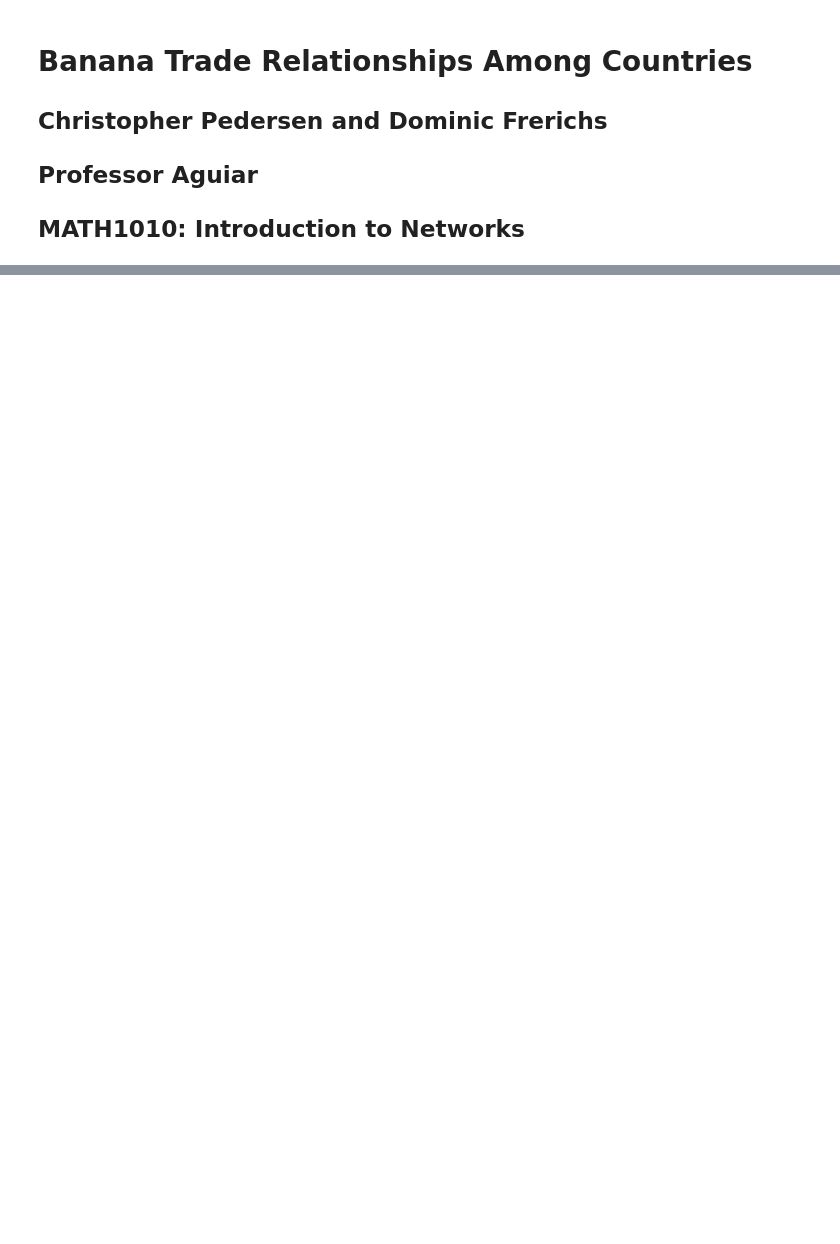
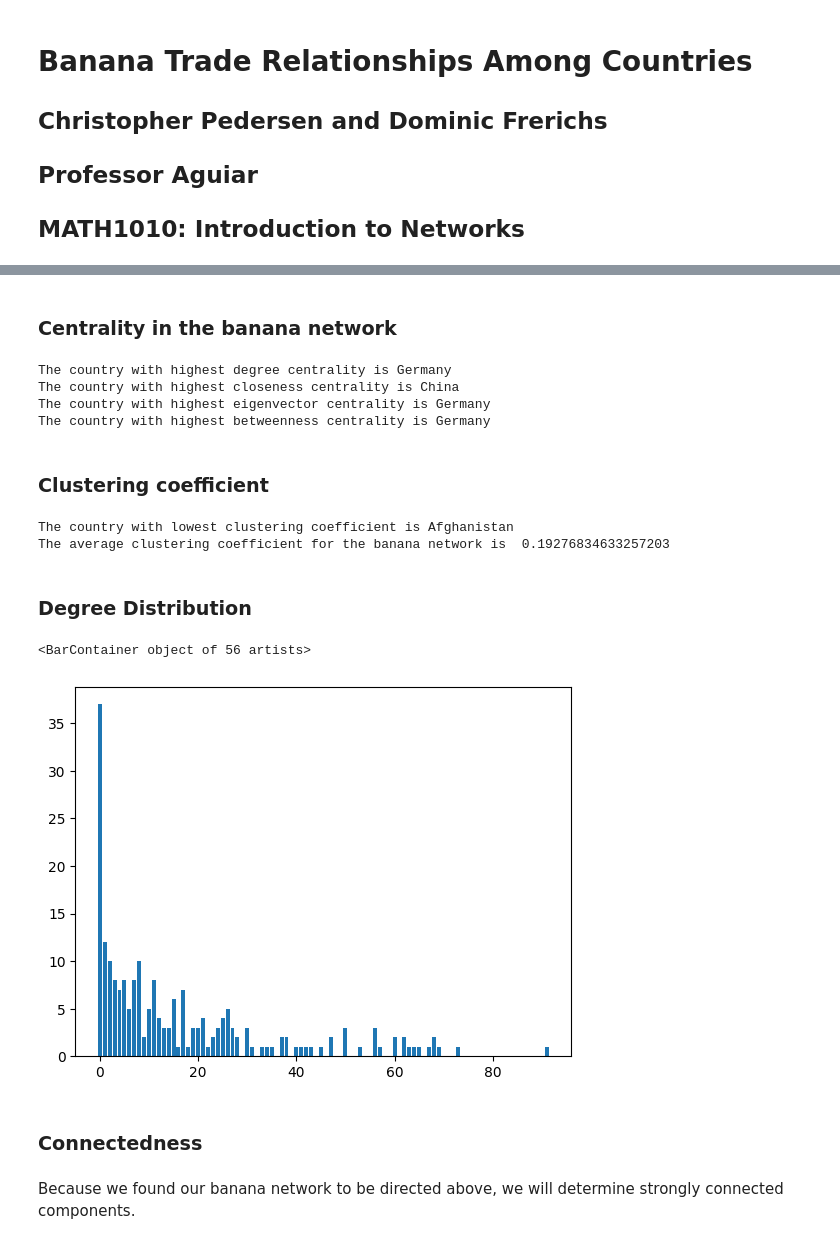
Before and after one commit to d-frerichs/math-1010-frerichs, a Jupyter notebook: food/Banana Trade Relationships Between Countries.ipynb, the cells around one changed output, grey strips where cells are left out. Saved outputs shown, nothing was run; the diff lists cells and outputs as text; code cells hidden in the pictures; blank space fills up the shorter version.

```diff
--- a/food/Banana Trade Relationships Between Countries.ipynb
+++ b/food/Banana Trade Relationships Between Countries.ipynb
@@ -88,0 +114,40 @@ nx.draw(FAO_Bananas_G, pos_names, node_color='c', node_size=300, edge_color='bla
+# %% [markdown]
+### Centrality in the banana network
+# %%
+deg_cen = nx.degree_centrality(FAO_Bananas_G)
+close_cen = nx.closeness_centrality(FAO_Bananas_G)
+eigen_cen = nx.eigenvector_centrality(FAO_Bananas_G)
+betw_cen = nx.betweenness_centrality(FAO_Bananas_G)
+
+print('The country with highest degree centrality is', max(deg_cen, key=lambda key: deg_cen[key]))
+print('The country with highest closeness centrality is', max(close_cen, key=lambda key: close_cen[key]))
+print('The country with highest eigenvector centrality is', max(eigen_cen, key=lambda key: eigen_cen[key]))
+print('The country with highest betweenness centrality is', max(betw_cen, key=lambda key: betw_cen[key]))
+# %% [output]
+The country with highest degree centrality is Germany
+The country with highest closeness centrality is China
+The country with highest eigenvector centrality is Germany
+The country with highest betweenness centrality is Germany
+# %% [markdown]
+### Clustering coefficient
+# %%
+clustering = nx.algorithms.clustering(FAO_Bananas_G)
+print('The country with lowest clustering coefficient is', min(clustering, key=lambda key: clustering[key]))
+
+average_cc = nx.algorithms.average_clustering(FAO_Bananas_G)
+print('The average clustering coefficient for the banana network is ', average_cc)
+# %% [output]
+The country with lowest clustering coefficient is Afghanistan
+The average clustering coefficient for the banana network is  0.19276834633257203
+# %% [markdown]
+### Degree Distribution
+# %%
+degree_sequence = sorted((d for n, d in FAO_Bananas_G.degree()), reverse=True)
+plt.bar(*np.unique(degree_sequence, return_counts=True))
+# %% [output]
+<BarContainer object of 56 artists>
+[figure, added]
+# %% [markdown]
+### Connectedness
+# %% [markdown]
+Because we found our banana network to be directed above, we will determine strongly connected components.
```
Also changed, not shown: parts of 23 cells of this notebook.
